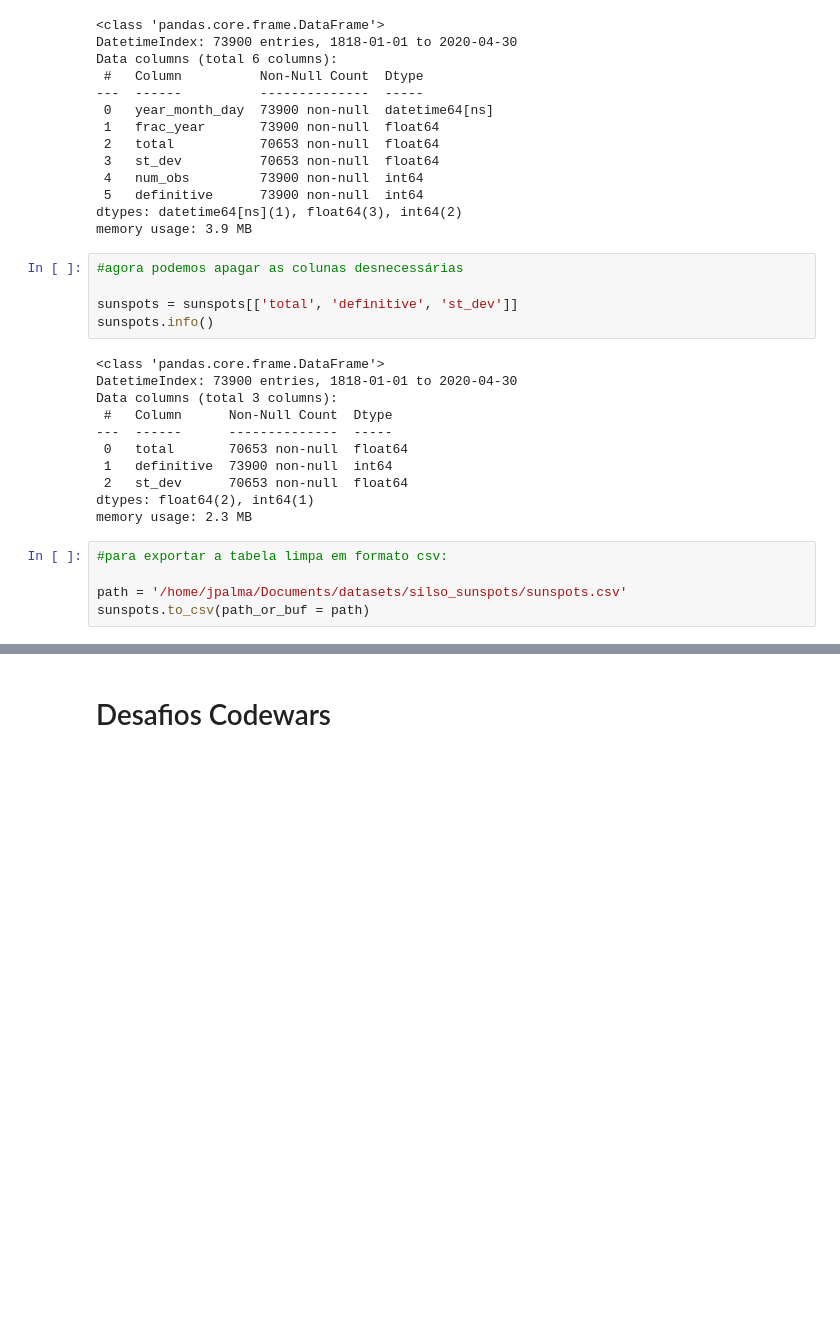
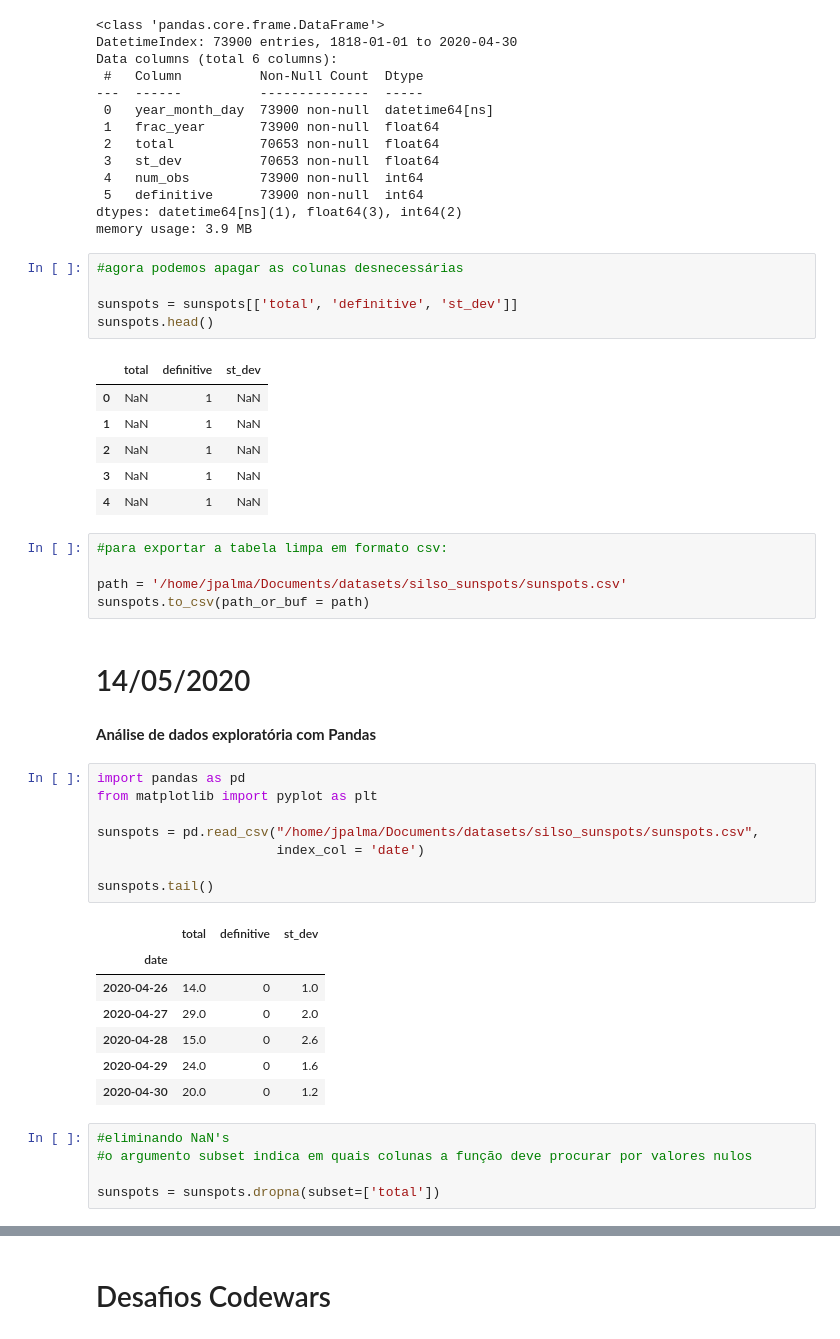
Before and after one commit to joaopalmaneto/estudos_ds_python, a Jupyter notebook: estudos/estudos.ipynb, the cells around one changed output, grey strips where cells are left out. Cells and saved outputs as stored; diff of their text form; blank space fills up the shorter version.

```diff
--- a/estudos/estudos.ipynb
+++ b/estudos/estudos.ipynb
@@ -984,20 +984,41 @@ memory usage: 3.9 MB
 #agora podemos apagar as colunas desnecessárias
 
 sunspots = sunspots[['total', 'definitive', 'st_dev']]
-sunspots.info()
+sunspots.head()
 # %% [output]
-<class 'pandas.core.frame.DataFrame'>
-DatetimeIndex: 73900 entries, 1818-01-01 to 2020-04-30
-Data columns (total 3 columns):
- #   Column      Non-Null Count  Dtype
----  ------      --------------  -----
- 0   total       70653 non-null  float64
- 1   definitive  73900 non-null  int64
- 2   st_dev      70653 non-null  float64
-dtypes: float64(2), int64(1)
-memory usage: 2.3 MB
+|  | total | definitive | st_dev |
+| 0 | NaN | 1 | NaN |
+| 1 | NaN | 1 | NaN |
+| 2 | NaN | 1 | NaN |
+| 3 | NaN | 1 | NaN |
+| 4 | NaN | 1 | NaN |
 # %%
 #para exportar a tabela limpa em formato csv:
 
 path = '/home/jpalma/Documents/datasets/silso_sunspots/sunspots.csv'
 sunspots.to_csv(path_or_buf = path)
+# %% [markdown]
+# 14/05/2020
+# %% [markdown]
+**Análise de dados exploratória com Pandas**
+# %%
+import pandas as pd
+from matplotlib import pyplot as plt
+
+sunspots = pd.read_csv("/home/jpalma/Documents/datasets/silso_sunspots/sunspots.csv",
+                       index_col = 'date')
+
+sunspots.tail()
+# %% [output]
+|  | total | definitive | st_dev |
+| date |  |  |  |
+| 2020-04-26 | 14.0 | 0 | 1.0 |
+| 2020-04-27 | 29.0 | 0 | 2.0 |
+| 2020-04-28 | 15.0 | 0 | 2.6 |
+| 2020-04-29 | 24.0 | 0 | 1.6 |
+| 2020-04-30 | 20.0 | 0 | 1.2 |
+# %%
+#eliminando NaN's
+#o argumento subset indica em quais colunas a função deve procurar por valores nulos
+
+sunspots = sunspots.dropna(subset=['total'])
```
Also changed, not shown: parts of 8 cells of this notebook.
